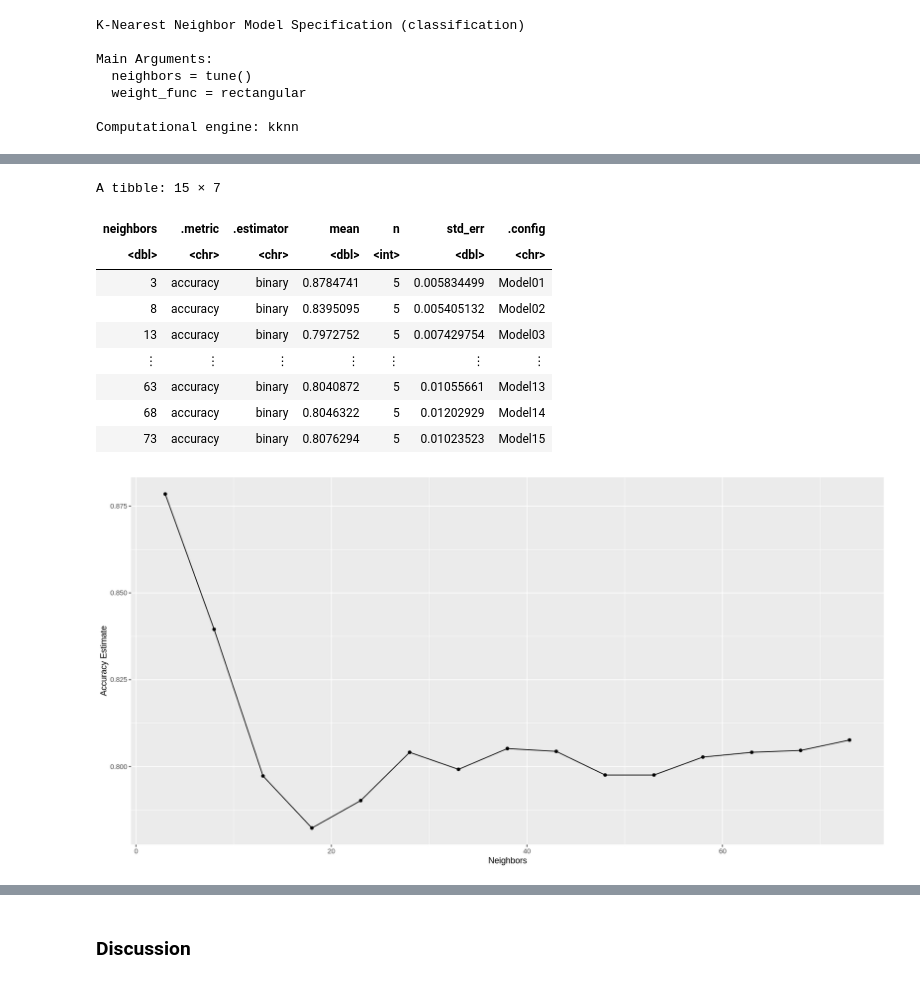
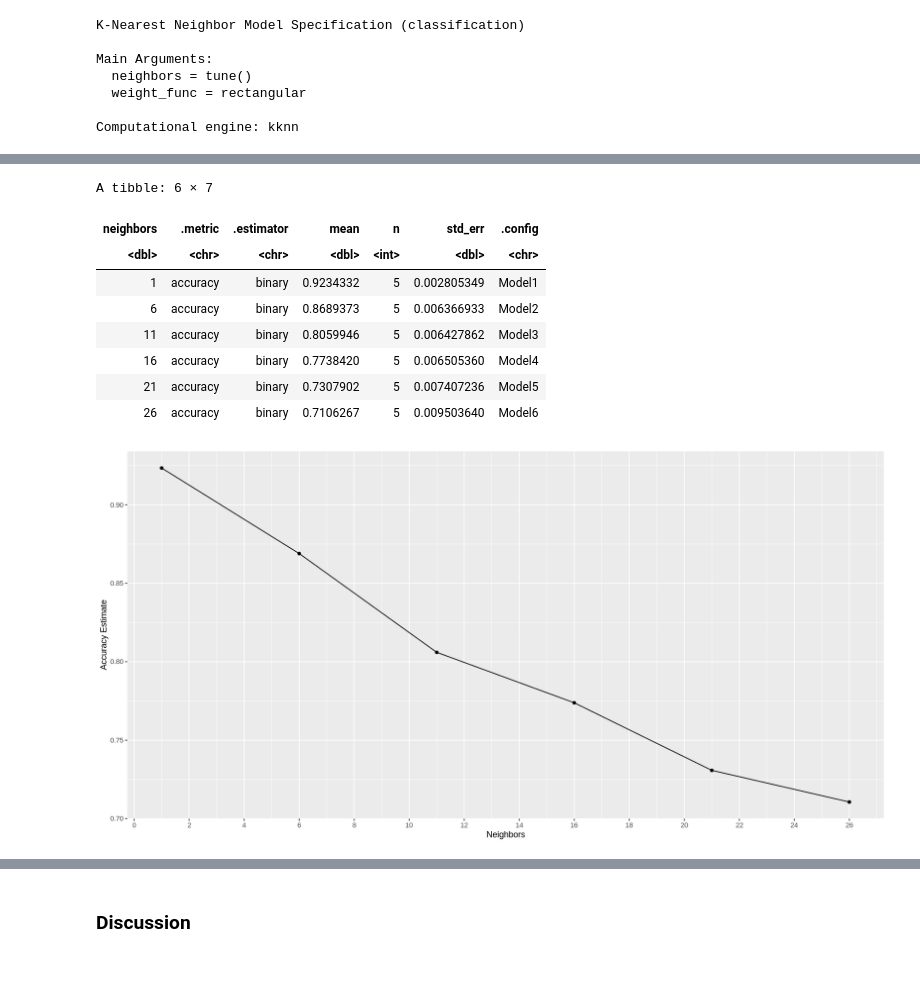
Before and after one commit to romansinkus/stroke-classification, a Jupyter notebook: Stroke_prediction.ipynb, the cells around one changed output, grey strips where cells are left out. Drawn from its saved outputs; the diff is of its cells as text; code cells hidden in the pictures.

```diff
--- a/Stroke_prediction.ipynb
+++ b/Stroke_prediction.ipynb
@@ -218,7 +200,7 @@ stroke_data_scaled <- stroke_data %>%
             scaled_avg_glucose_level = scale(avg_glucose_level, center = TRUE))
 # %%
 stroke_recipe <- recipe(stroke ~ bmi + avg_glucose_level + age, data = stroke_train) %>%
-    step_upsample(stroke, over_ratio = 0.5, skip = TRUE) %>%
+    step_upsample(stroke, over_ratio = 1, skip = TRUE) %>%
     step_scale(all_predictors()) %>%
     step_center(all_predictors())
 
@@ -271,10 +248,11 @@ stroke_vfold <- vfold_cv(stroke_train, v = 5, strata = stroke)
 # %%
 # gridvals <- tibble(neighbors = c(seq(from = 1, to = 5), seq(from = 5, to = 50, by = 5)))
 
-gridvals <- tibble(neighbors = seq(from = 3, to = 75, by = 5))
+gridvals <- tibble(neighbors = seq(from = 1, to = 30, by = 5))
 
 stroke_results <- workflow() %>%
     add_recipe(stroke_recipe) %>%
     add_model(knn_spec) %>%
     tune_grid(resamples = stroke_vfold, grid = gridvals) %>%
     collect_metrics()
+stroke_results
@@ -281,28 +270,27 @@ stroke_results <- workflow() %>%
 # %%
 accuracies <- stroke_results %>%
     filter(.metric == "accuracy")
 
 accuracies
 
 cross_val_plot <- ggplot(accuracies, aes(x = neighbors, y = mean)) +
     geom_point() +
     geom_line() +
-    labs(x = "Neighbors", y = "Accuracy Estimate")
-#     scale_x_continuous(breaks = seq(0, 20, 2))
+    labs(x = "Neighbors", y = "Accuracy Estimate") +
+     scale_x_continuous(breaks = seq(0, 30, 2))
  #   scale_y_continuous(limits = c(0.7, 1))
-
+# add title
 cross_val_plot
 # %% [output]
-A tibble: 15 × 7
+A tibble: 6 × 7
 | neighbors | .metric | .estimator | mean | n | std_err | .config |
 | <dbl> | <chr> | <chr> | <dbl> | <int> | <dbl> | <chr> |
-| 3 | accuracy | binary | 0.8784741 | 5 | 0.005834499 | Model01 |
-| 8 | accuracy | binary | 0.8395095 | 5 | 0.005405132 | Model02 |
-| 13 | accuracy | binary | 0.7972752 | 5 | 0.007429754 | Model03 |
-| ⋮ | ⋮ | ⋮ | ⋮ | ⋮ | ⋮ | ⋮ |
-| 63 | accuracy | binary | 0.8040872 | 5 | 0.01055661 | Model13 |
-| 68 | accuracy | binary | 0.8046322 | 5 | 0.01202929 | Model14 |
-| 73 | accuracy | binary | 0.8076294 | 5 | 0.01023523 | Model15 |
+| 1 | accuracy | binary | 0.9234332 | 5 | 0.002805349 | Model1 |
+| 6 | accuracy | binary | 0.8689373 | 5 | 0.006366933 | Model2 |
+| 11 | accuracy | binary | 0.8059946 | 5 | 0.006427862 | Model3 |
+| 16 | accuracy | binary | 0.7738420 | 5 | 0.006505360 | Model4 |
+| 21 | accuracy | binary | 0.7307902 | 5 | 0.007407236 | Model5 |
+| 26 | accuracy | binary | 0.7106267 | 5 | 0.009503640 | Model6 |
-[figure, old version]
+[figure, new version]
 # %%
 stroke_results
```
Also changed, not shown: parts of 7 cells of this notebook.
